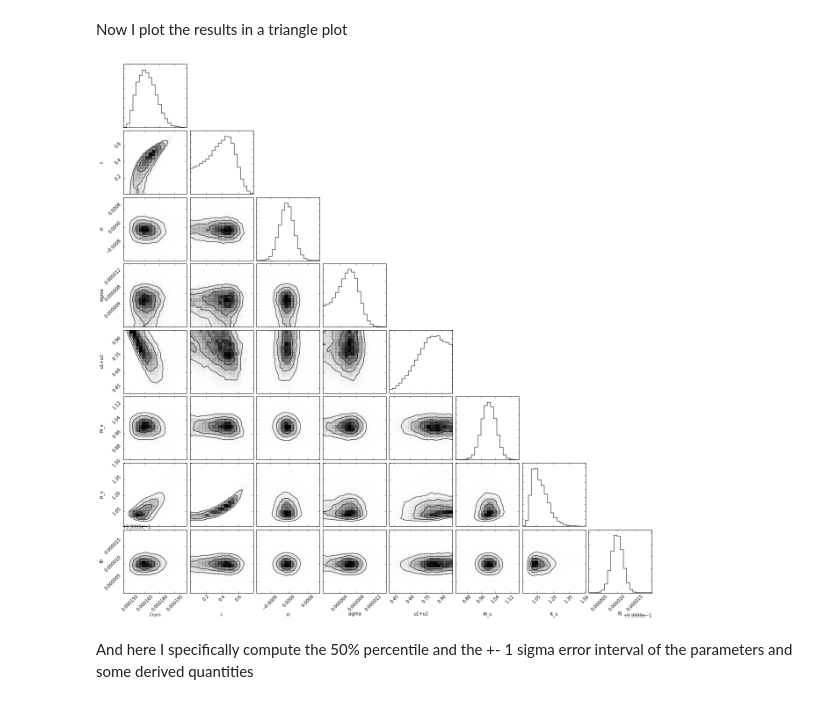
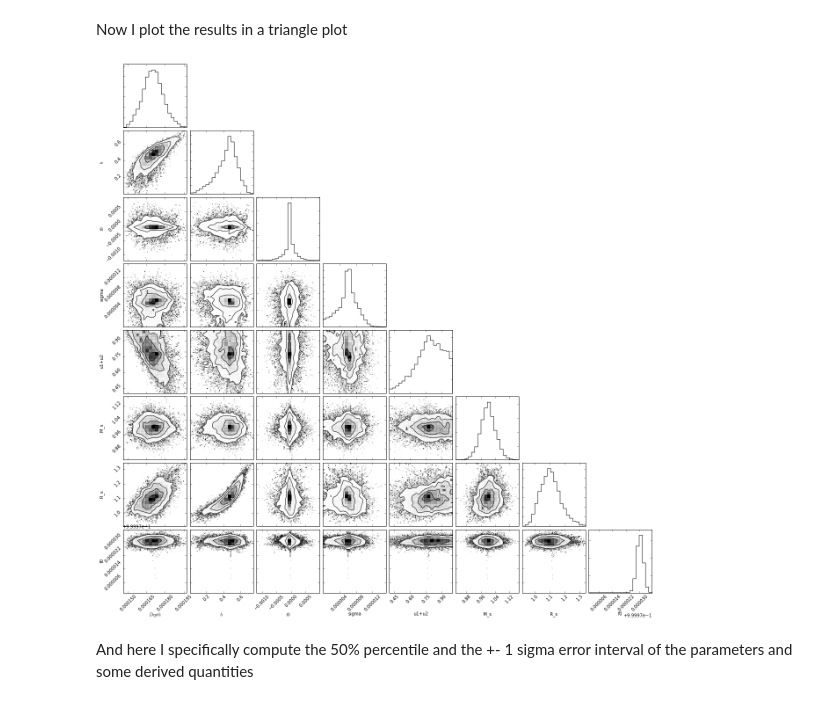
Before and after one commit to sanchisojeda/USPmass, a Jupyter notebook: Transitanalysis/Transitfit.ipynb, the cells around one changed output. Saved outputs shown, nothing was run; the diff lists cells and outputs as text; code cells hidden in the pictures.

```diff
--- a/Transitanalysis/Transitfit.ipynb
+++ b/Transitanalysis/Transitfit.ipynb
@@ -126,5 +125,5 @@ With the best fit solution, it is time to run and MCMC routine to estimate the u
 ndim, nwalkers = 8, 100
 pos = [result["x"]*(1+1e-3*np.random.randn(ndim)) for i in range(nwalkers)]
 # %%
-sampler = emcee.EnsembleSampler(nwalkers, ndim, lnprob, args=(timeLC, fluxLC, errorLC, allfixed))
-sampler.run_mcmc(pos, 5000)
+sampler = emcee.EnsembleSampler(nwalkers, ndim, lnprob, args=(timeLC, fluxLC, errorLC, allfixed));
+sampler.run_mcmc(pos, 500);
@@ -149,13 +130,13 @@ sampler.run_mcmc(pos, 5000)
 # %%
-samples = sampler.chain[:, 500:, :].reshape((-1, ndim)) #Burn in portion to remove (currently %10)
+samples = sampler.chain[:, 50:, :].reshape((-1, ndim)) #Burn in portion to remove (currently %10)
 # %% [markdown]
 Now I plot the results in a triangle plot
 # %%
-import triangle
-fig = triangle.corner(samples, labels=["$Depth$", "$b$", "$t0$", "sigma", "u1+u2", "M_s", "R_s", "f0"]) #truths=[m_true, b_true, np.log(f_true)   ,
+import corner
+fig = corner.corner(samples, labels=["$Depth$", "$b$", "$t0$", "sigma", "u1+u2", "M_s", "R_s", "f0"]) #truths=[m_true, b_true, np.log(f_true)   ,
 fig.savefig("triangle.png")
 # %% [output]
-[figure, old version]
+[figure, new version]
 # %% [markdown]
 And here I specifically compute the 50% percentile and the +- 1 sigma error interval of the parameters and some derived quantities
 # %%
```
Also changed, not shown: parts of 6 cells of this notebook, 4 other files.
